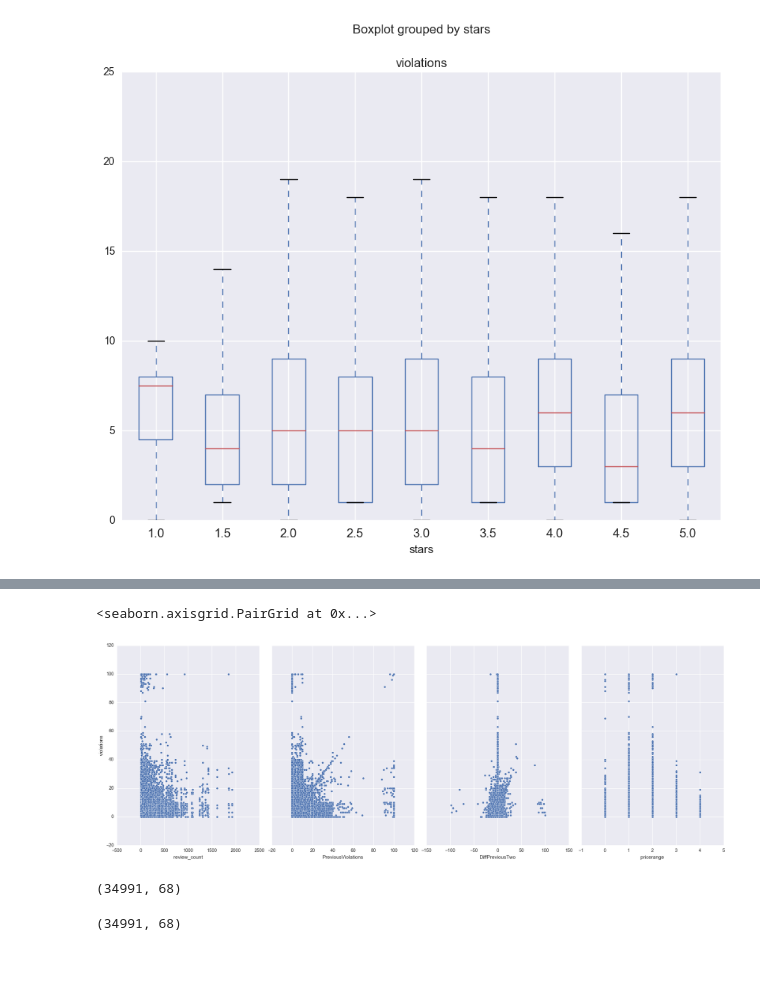
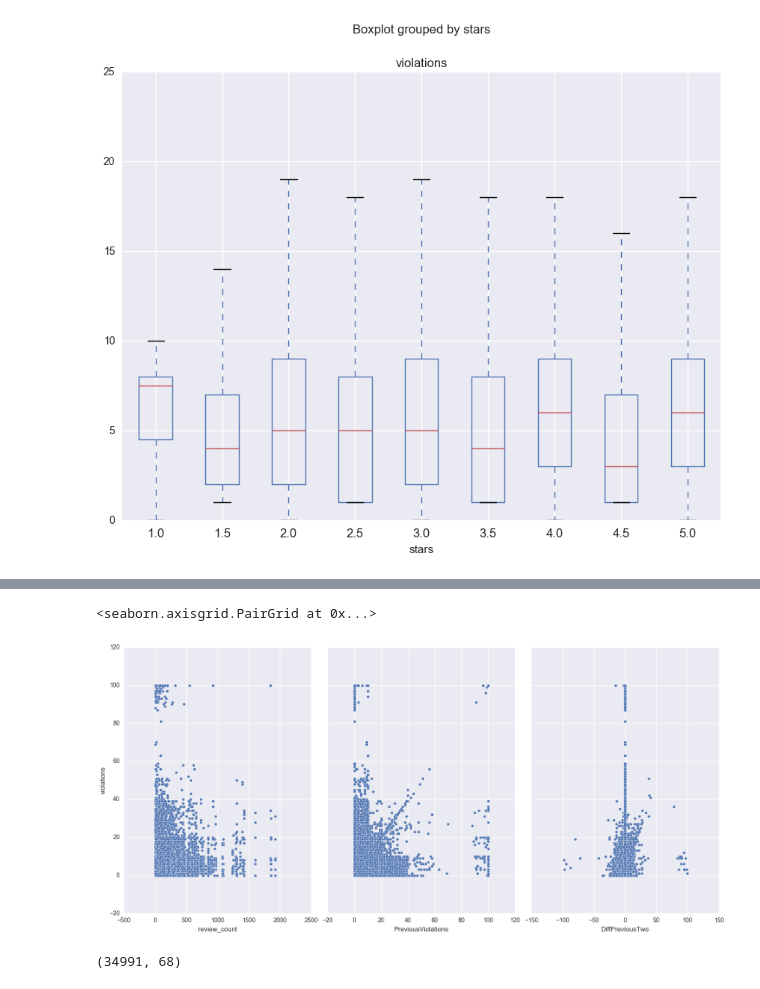
Before and after one commit to georgetown-analytics/restaurant-health, a Jupyter notebook: Inspection Regression Modeling.ipynb, the cells around one changed output, grey strips where cells are left out. Saved outputs shown, nothing was run; the diff lists cells and outputs as text; code cells hidden in the pictures; blank space fills up the shorter version.

```diff
--- a/Inspection Regression Modeling.ipynb
+++ b/Inspection Regression Modeling.ipynb
@@ -102,8 +126,8 @@ plt.ylim(0,25)
 # %%
-sns.pairplot(data, x_vars=['review_count','PreviousViolations', 'DiffPreviousTwo', 'pricerange'], y_vars='violations', size=7, aspect=0.7)
+sns.pairplot(data, x_vars=['review_count','PreviousViolations', 'DiffPreviousTwo'], y_vars='violations', size=7, aspect=.7)
 # %% [output]
 <seaborn.axisgrid.PairGrid at 0x...>
-[figure, old version]
+[figure, new version]
 # %%
 #scaling continuous independent variables, with mean zero
 sdf = data.copy()
@@ -123,24 +147,3 @@ df = pd.concat([final, ndf], axis=1)
 df.shape
 # %% [output]
 (34991, 68)
-# %%
-#scaling continuos independent variables using feature range
-fdf = data.copy()
-X_train = np.array(fdf[['review_count', 'stars', 'pricerange', 'PreviousViolations', 'DiffPreviousTwo']])
-min_max_scaler = preprocessing.MinMaxScaler(feature_range=(0,1))
-X_train_minmax = min_max_scaler.fit_transform(X_train)
-X_train_minmax
-f_final = pd.DataFrame(data = X_train_minmax,
-                     columns =['review_count', 'stars', 'pricerange', 'PreviousViolations', 'DiffPreviousTwo'])
-
-delist = ['review_count', 'stars', 'pricerange', 'PreviousViolations', 'DiffPreviousTwo']
-f_df = data.copy()
-for i in delist:
-    del f_df[i]
-f_df.shape
-
-df2 = pd.concat([f_df, f_final], axis=1)
-
-df2.shape
-# %% [output]
-(34991, 68)
```
Also changed, not shown: parts of 47 cells of this notebook.
